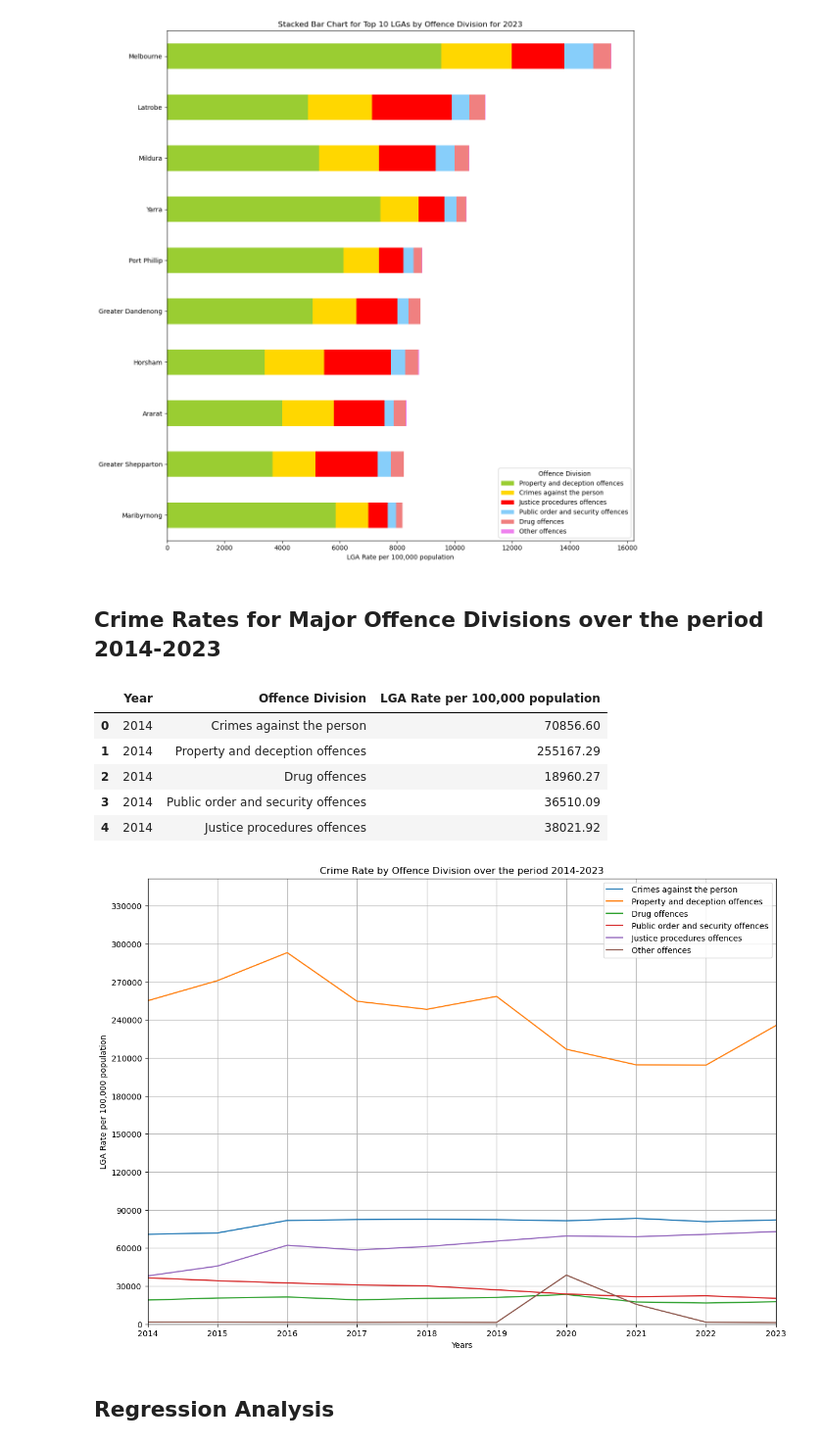
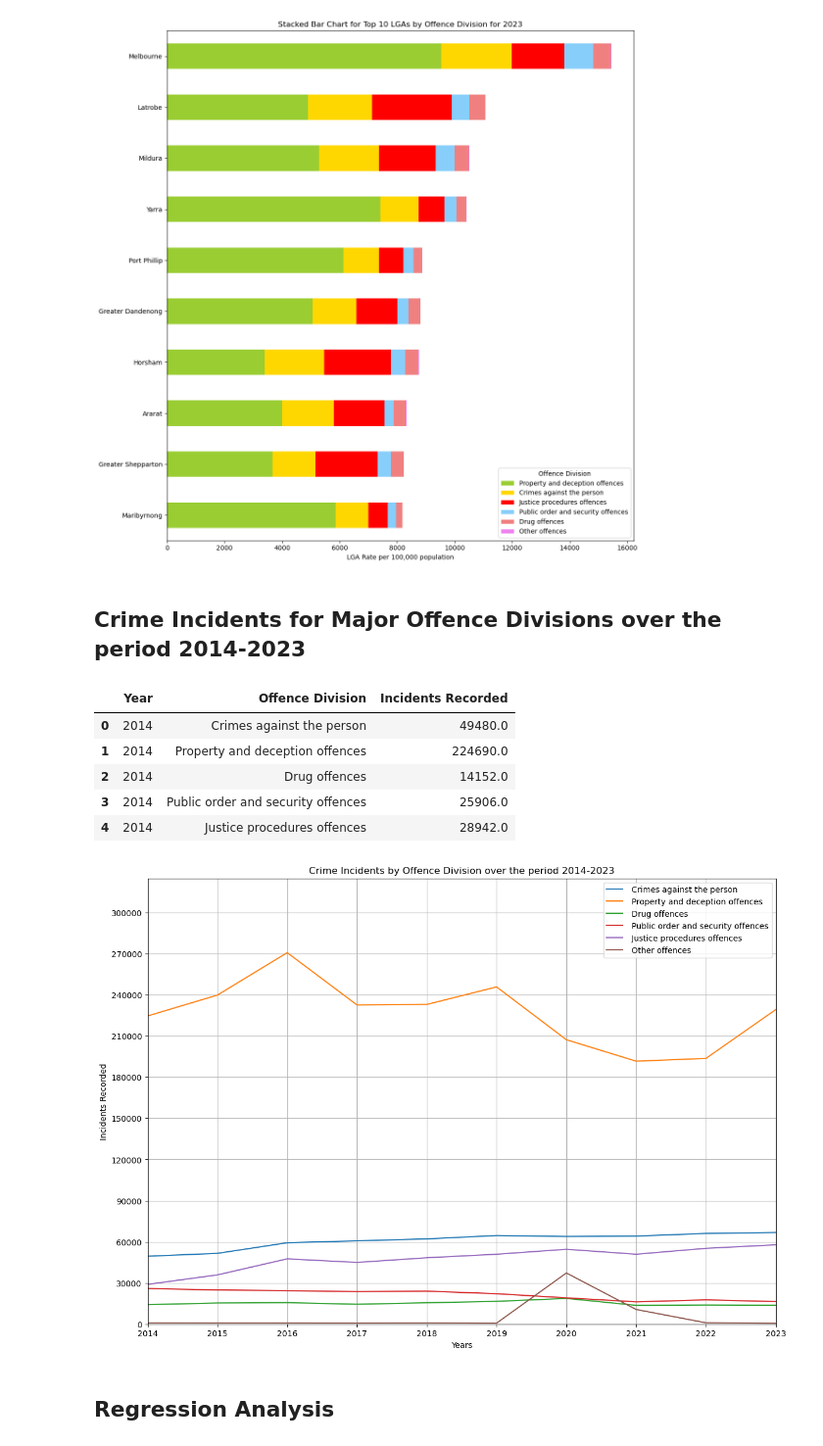
Before and after one commit to MahsaHesam/Project1, a Jupyter notebook: Crime_Analysis_in _Victoria.ipynb, the cells around one changed output. Shown: that part at 98% size. Drawn from its saved outputs; the diff is of its cells as text; code cells hidden in the pictures.

Commit message:
last trend chart and regression data updated

```diff
--- a/Crime_Analysis_in _Victoria.ipynb
+++ b/Crime_Analysis_in _Victoria.ipynb
@@ -278,43 +278,43 @@ plt.savefig('Visualisation Images/stacked bar Chart for top 10 LGAs by offence d
 # %% [output]
 [figure]
 # %% [markdown]
-## Crime Rates for Major Offence Divisions over the period 2014-2023
+## Crime Incidents for Major Offence Divisions over the period 2014-2023
 # %%
 # Group by Year and Offence Division, and sum the 'Incidents Recorded' column
-division_crime_2014_to_2023 = clean_crimes.groupby(['Year', 'Offence Division'])['LGA Rate per 100,000 population'].sum().reset_index()
+division_crime_2014_to_2023 = clean_crimes.groupby(['Year', 'Offence Division'])['Incidents Recorded'].sum().reset_index()
 division_crime_2014_to_2023['Offence Division'] = division_crime_2014_to_2023['Offence Division'].apply(lambda x: x[1:])
 division_crime_2014_to_2023.head()
 # %% [output]
-|  | Year | Offence Division | LGA Rate per 100,000 population |
-| 0 | 2014 | Crimes against the person | 70856.60 |
-| 1 | 2014 | Property and deception offences | 255167.29 |
-| 2 | 2014 | Drug offences | 18960.27 |
-| 3 | 2014 | Public order and security offences | 36510.09 |
-| 4 | 2014 | Justice procedures offences | 38021.92 |
+|  | Year | Offence Division | Incidents Recorded |
+| 0 | 2014 | Crimes against the person | 49480.0 |
+| 1 | 2014 | Property and deception offences | 224690.0 |
+| 2 | 2014 | Drug offences | 14152.0 |
+| 3 | 2014 | Public order and security offences | 25906.0 |
+| 4 | 2014 | Justice procedures offences | 28942.0 |
 # %%
 # Plotting the line chart
 plt.figure(figsize=(14, 10))  # Set the figure size
 for division in division_crime_2014_to_2023['Offence Division'].unique():
     data = division_crime_2014_to_2023[division_crime_2014_to_2023['Offence Division'] == division]
-    plt.plot(data['Year'], data['LGA Rate per 100,000 population'], label=division)
+    plt.plot(data['Year'], data['Incidents Recorded'], label=division)
 
 plt.xlabel('Years')  # Label for x-axis
-plt.ylabel('LGA Rate per 100,000 population')
-plt.title('Crime Rate by Offence Division over the period 2014-2023')
+plt.ylabel('Incidents Recorded')
+plt.title('Crime Incidents by Offence Division over the period 2014-2023')
 plt.legend()  # Show legend
 plt.grid(True)  # Show grid
 plt.xlim(2014, 2023)
 plt.xticks(range(2014, 2024))
 
 # Set the range for the y-axis (adjust these values as needed)
-plt.ylim(0, division_crime_2014_to_2023['LGA Rate per 100,000 population'].max() * 1.2)  # 20% higher than the maximum value
+plt.ylim(0, division_crime_2014_to_2023['Incidents Recorded'].max() * 1.2)  # 20% higher than the maximum value
 
 # Show y-axis labels spaced 30,000 apart
-plt.yticks(np.arange(0, division_crime_2014_to_2023['LGA Rate per 100,000 population'].max() * 1.2, step=30000))
+plt.yticks(np.arange(0, division_crime_2014_to_2023['Incidents Recorded'].max() * 1.2, step=30000))
 
-plt.savefig('Visualisation Images/crime rate by Offence Division over the period 2014-2023.png')
+plt.savefig('Visualisation Images/crime incidents by Offence Division over the period 2014-2023.png')
 # %% [output]
-[figure, old version]
+[figure, new version]
 # %% [markdown]
 ## Regression Analysis
 # %%
```
Also changed, not shown: parts of 6 cells of this notebook, 5 other files.
